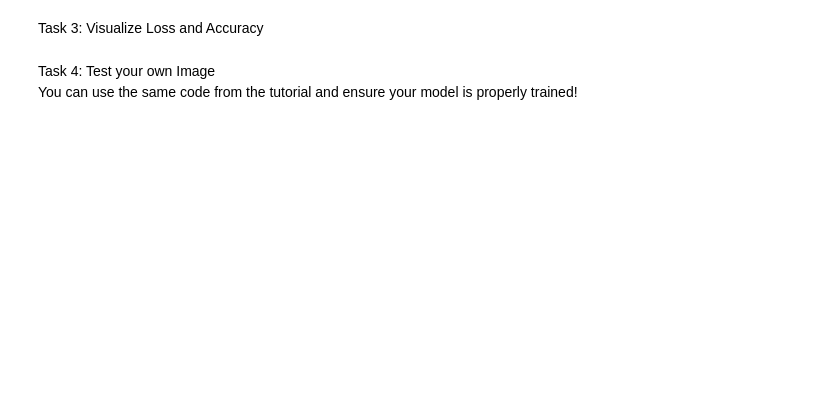
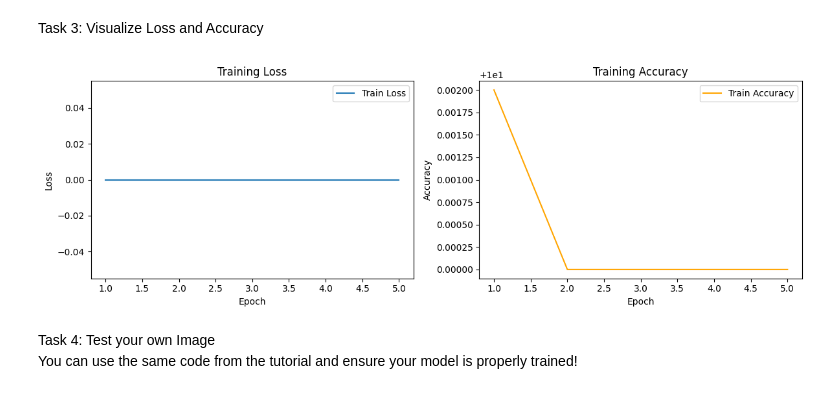
Before and after one commit to AQIL21B6005/GPCAsg1, a Jupyter notebook: Assignment_2_Build_an_Image_Classifier.ipynb, the cells around one changed output. Cells and saved outputs as stored; diff of their text form; code cells hidden in the pictures; blank space fills up the shorter version.

```diff
--- a/Assignment_2_Build_an_Image_Classifier.ipynb
+++ b/Assignment_2_Build_an_Image_Classifier.ipynb
@@ -153,3 +160,31 @@ Task 3: Visualize Loss and Accuracy
+# %%
+#TODO:
+#Your plots goes here
+
+import matplotlib.pyplot as plt
+
+epochs = [1, 2, 3, 4, 5]
+train_loss = [0, 0, 0, 0, 0]
+train_accuracy = [10.002, 10.0, 10.0, 10.0, 10.0]
+
+fig, (ax1, ax2) = plt.subplots(1, 2, figsize=(12, 4))
+
+ax1.plot(epochs, train_loss, label='Train Loss')
+ax1.set_xlabel('Epoch')
+ax1.set_ylabel('Loss')
+ax1.set_title('Training Loss')
+ax1.legend()
+
+ax2.plot(epochs, train_accuracy, label='Train Accuracy', color='orange')
+ax2.set_xlabel('Epoch')
+ax2.set_ylabel('Accuracy')
+ax2.set_title('Training Accuracy')
+ax2.legend()
+
+plt.tight_layout()
+plt.show()
+# %% [output]
+[figure, added]
 # %% [markdown]
 Task 4: Test your own Image \
 You can use the same code from the tutorial and ensure your model is properly trained!
```
Also changed, not shown: parts of 17 cells of this notebook.
